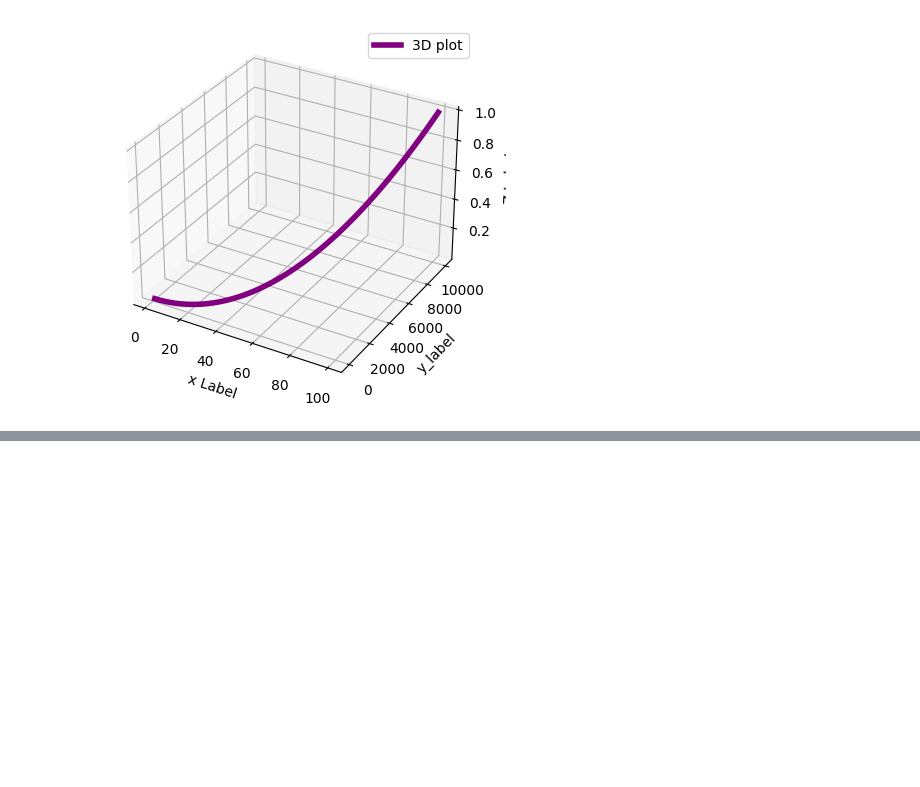
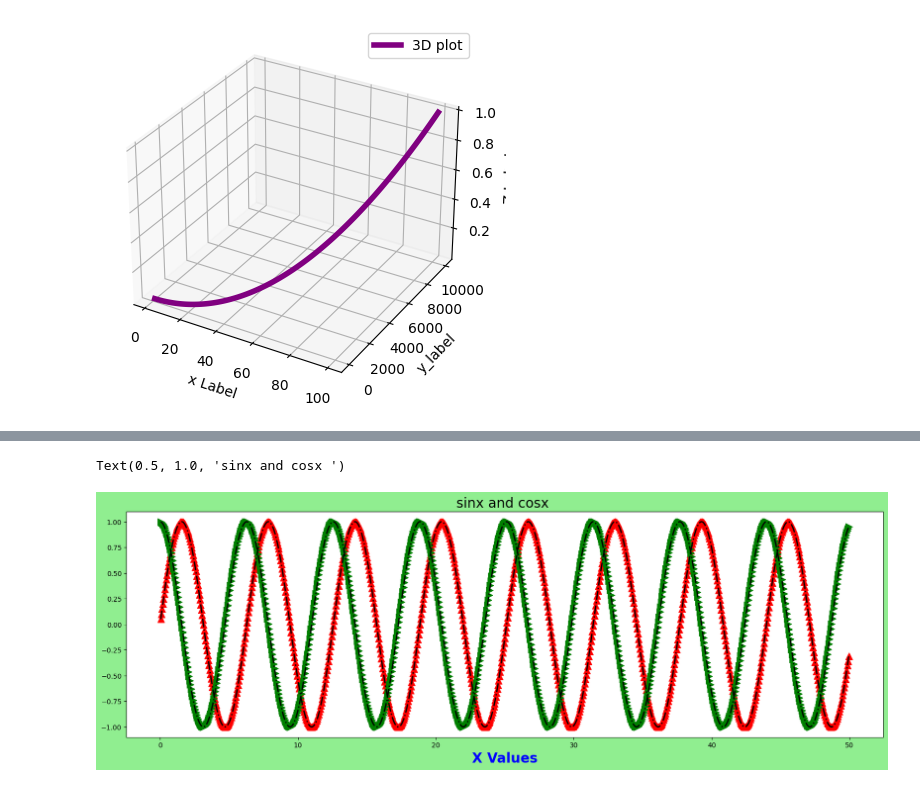
Before and after one commit to Mohji12/Geeks-For-Geeks-, a Jupyter notebook: Week2/Day7.ipynb, the cells around one changed output, grey strips where cells are left out. Cells and saved outputs as stored; diff of their text form; code cells hidden in the pictures; blank space fills up the shorter version.

```diff
--- a/Week2/Day7.ipynb
+++ b/Week2/Day7.ipynb
@@ -302,0 +319,21 @@ fig.show()
+# %%
+x=range(1,1000)
+x=np.array(x)/20
+y1=np.sin(x)
+y2=np.cos(x)
+
+
+plt.figure(figsize=(20,6),facecolor="lightgreen")
+plt.scatter(x,y1,color="red",s=100,marker="^")
+plt.plot(x,y1,linewidth=2,color="black",linestyle="-.")
+
+plt.scatter(x,y2,color="green",s=100,marker=">")
+plt.plot(x,y2,linewidth=2,color="black",linestyle="-.")
+
+plt.xlabel("X Values",size=20,color="blue",fontweight='bold')
+
+
+plt.title("sinx and cosx ",size=20)
+# %% [output]
+Text(0.5, 1.0, 'sinx and cosx ')
+[figure, added]
```
Also changed, not shown: parts of 4 cells of this notebook, 2 other files.
